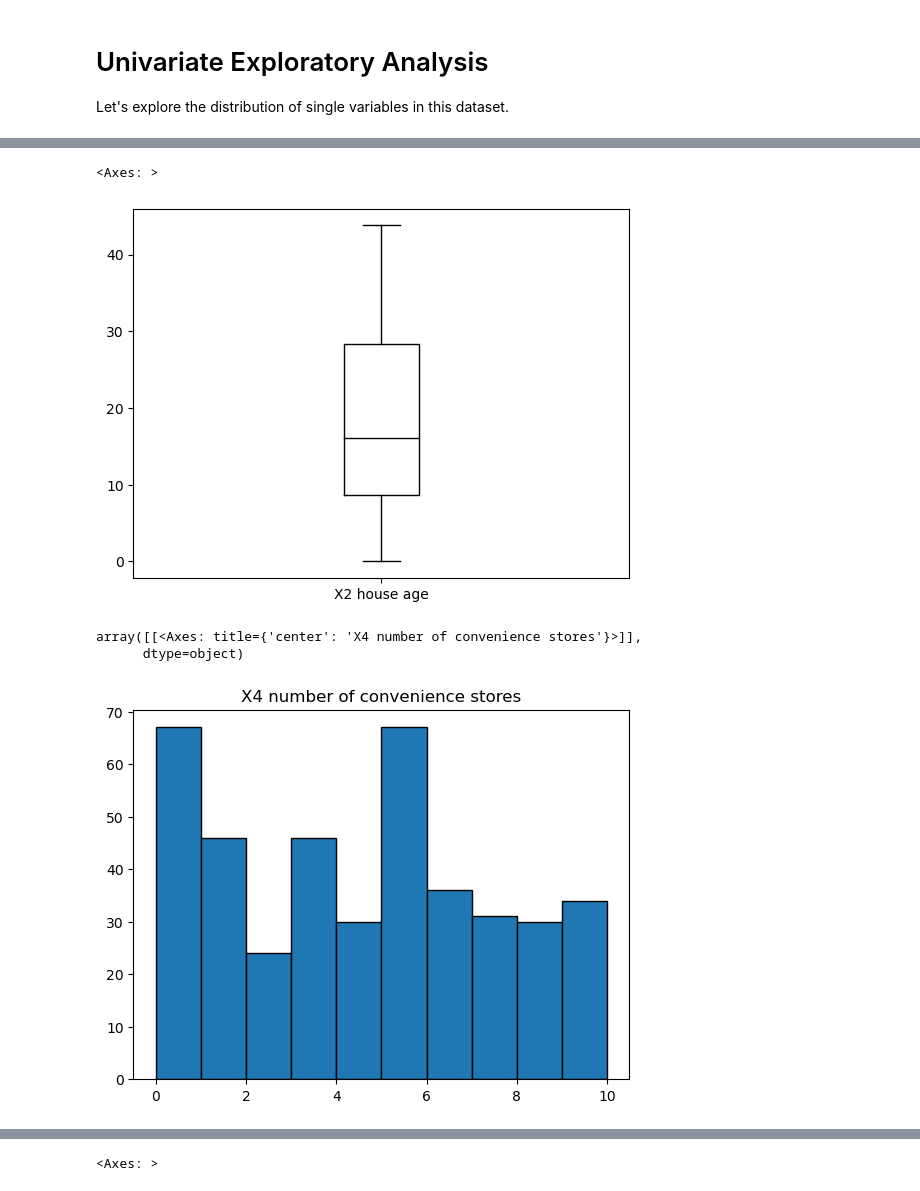
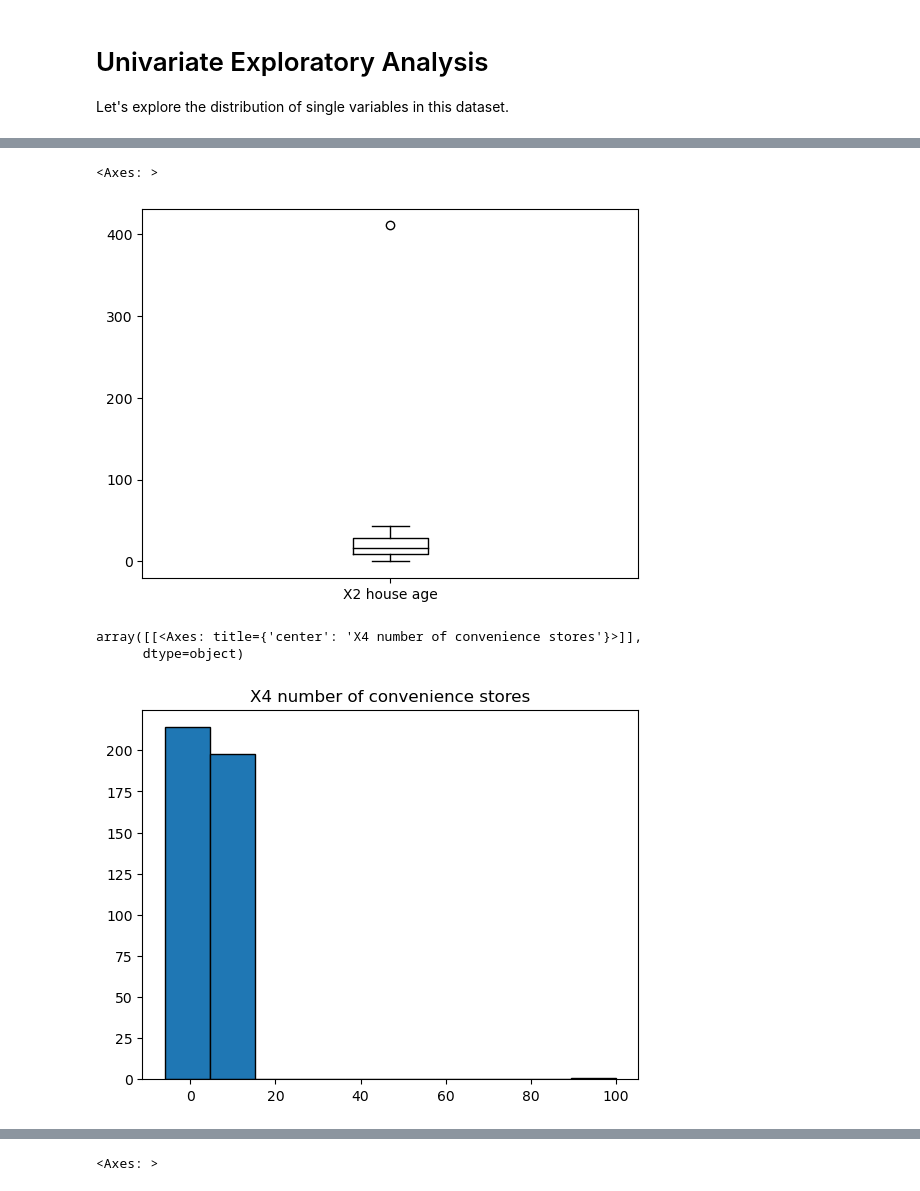
Before and after one commit to gayanes/rental-pricing-explore-challenging, a Jupyter notebook: code/data_prep/01explore.ipynb, the cells around one changed output, grey strips where cells are left out. Drawn from its saved outputs; the diff is of its cells as text; code cells hidden in the pictures.

Commit message:
Changed graphs to have outliers, erased duplicates

```diff
--- a/code/data_prep/01explore.ipynb
+++ b/code/data_prep/01explore.ipynb
@@ -96,6 +95,5 @@ array([[<Axes: title={'center': 'X2 house age'}>]], dtype=object)
 # %%
-df.boxplot(column='X2 house age', grid=False, color='black', showfliers=False) # Without outliers
-# df.boxplot(column='X2 house age', grid=False, color='black') # With outliers
+df.boxplot(column='X2 house age', grid=False, color='black')
 # %% [output]
 <Axes: >
-[figure, old version]
+[figure, new version]
@@ -105,7 +100,7 @@ df.boxplot(column='X2 house age', grid=False, color='black', showfliers=False) #
 # %%
-df.hist(column='X4 number of convenience stores', bins=10, range=(0,10), grid=False, edgecolor='black')
+df.hist(column='X4 number of convenience stores', grid=False, edgecolor='black')
 # %% [output]
 array([[<Axes: title={'center': 'X4 number of convenience stores'}>]],
       dtype=object)
-[figure, old version]
+[figure, new version]
 # %%
```
Also changed, not shown: parts of 12 cells of this notebook.
